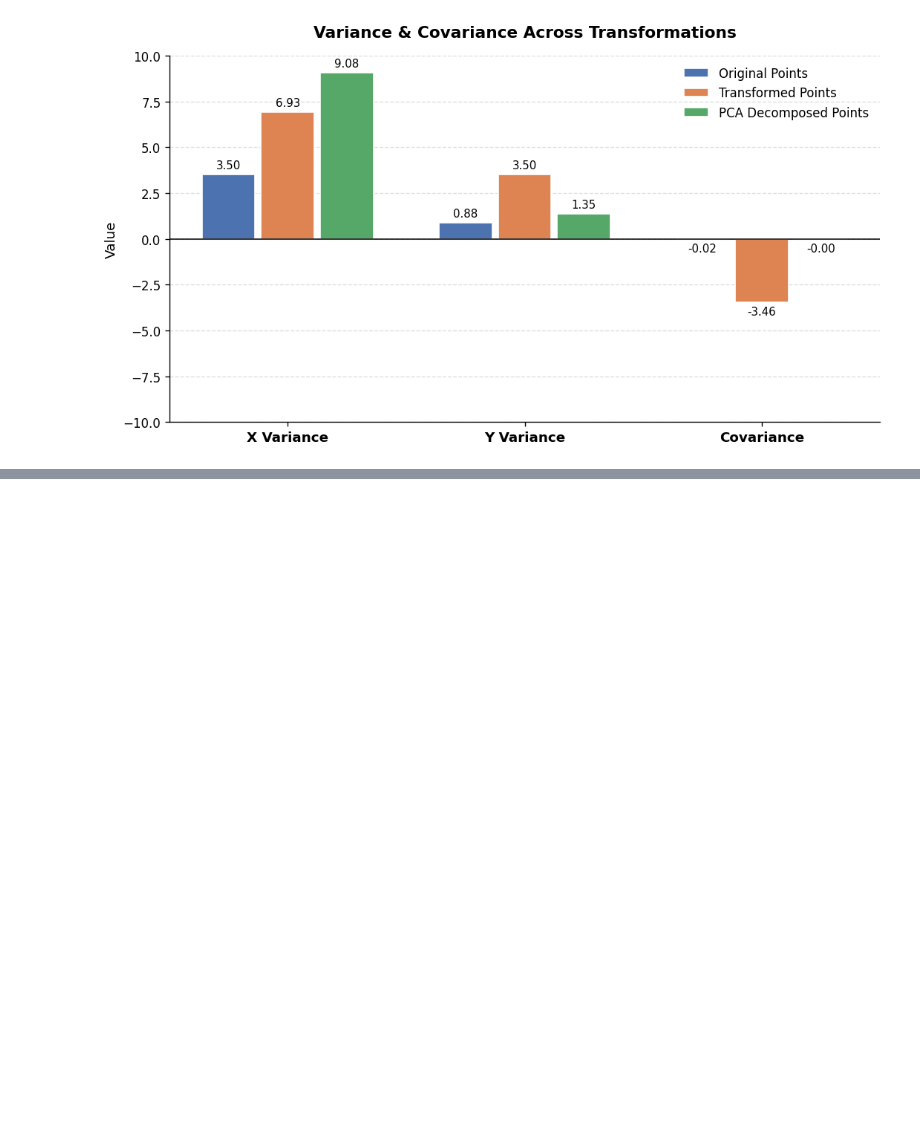
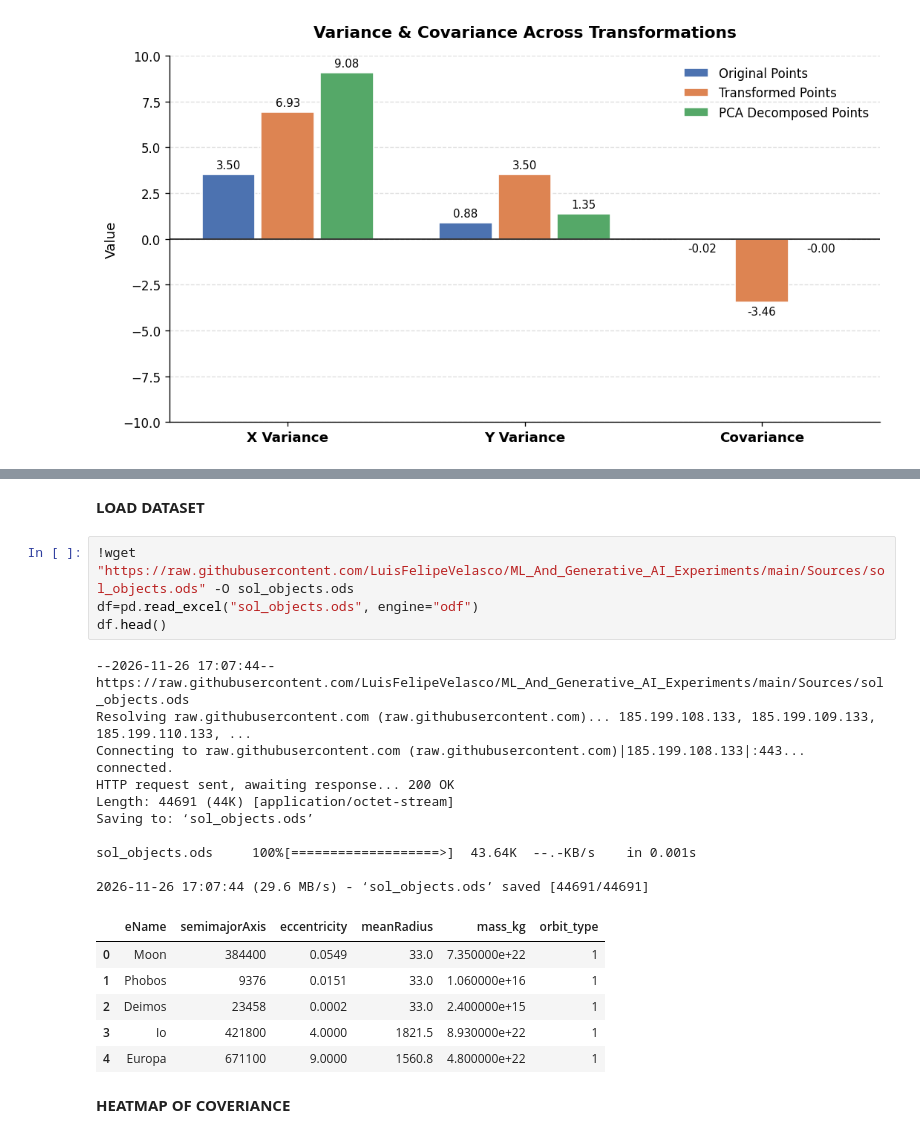
Before and after one commit to LuisFelipeVelasco/ML_And_Generative_AI_Experiments, a Jupyter notebook: SVD/svd_applications.ipynb, the cells around one changed output, grey strips where cells are left out. Cells and saved outputs as stored; diff of their text form; blank space fills up the shorter version.

Commit message:
add 'PCA APPLIED TO A DATASET' section

```diff
--- a/SVD/svd_applications.ipynb
+++ b/SVD/svd_applications.ipynb
@@ -385,0 +415,25 @@ plt.show()
+# %% [markdown]
+**LOAD DATASET**
+# %%
+!wget "https://raw.githubusercontent.com/LuisFelipeVelasco/ML_And_Generative_AI_Experiments/main/Sources/sol_objects.ods" -O sol_objects.ods
+df=pd.read_excel("sol_objects.ods", engine="odf")
+df.head()
+# %% [output]
+--2026-11-26 17:07:44--  https://raw.githubusercontent.com/LuisFelipeVelasco/ML_And_Generative_AI_Experiments/main/Sources/sol_objects.ods
+Resolving raw.githubusercontent.com (raw.githubusercontent.com)... 185.199.108.133, 185.199.109.133, 185.199.110.133, ...
+Connecting to raw.githubusercontent.com (raw.githubusercontent.com)|185.199.108.133|:443... connected.
+HTTP request sent, awaiting response... 200 OK
+Length: 44691 (44K) [application/octet-stream]
+Saving to: ‘sol_objects.ods’
+
+sol_objects.ods     100%[===================>]  43.64K  --.-KB/s    in 0.001s
+
+2026-11-26 17:07:44 (29.6 MB/s) - ‘sol_objects.ods’ saved [44691/44691]
+|  | eName | semimajorAxis | eccentricity | meanRadius | mass_kg | orbit_type |
+| 0 | Moon | 384400 | 0.0549 | 33.0 | 7.350000e+22 | 1 |
+| 1 | Phobos | 9376 | 0.0151 | 33.0 | 1.060000e+16 | 1 |
+| 2 | Deimos | 23458 | 0.0002 | 33.0 | 2.400000e+15 | 1 |
+| 3 | Io | 421800 | 4.0000 | 1821.5 | 8.930000e+22 | 1 |
+| 4 | Europa | 671100 | 9.0000 | 1560.8 | 4.800000e+22 | 1 |
+# %% [markdown]
+**HEATMAP OF COVERIANCE**
```
Also changed, not shown: parts of 15 cells of this notebook.
